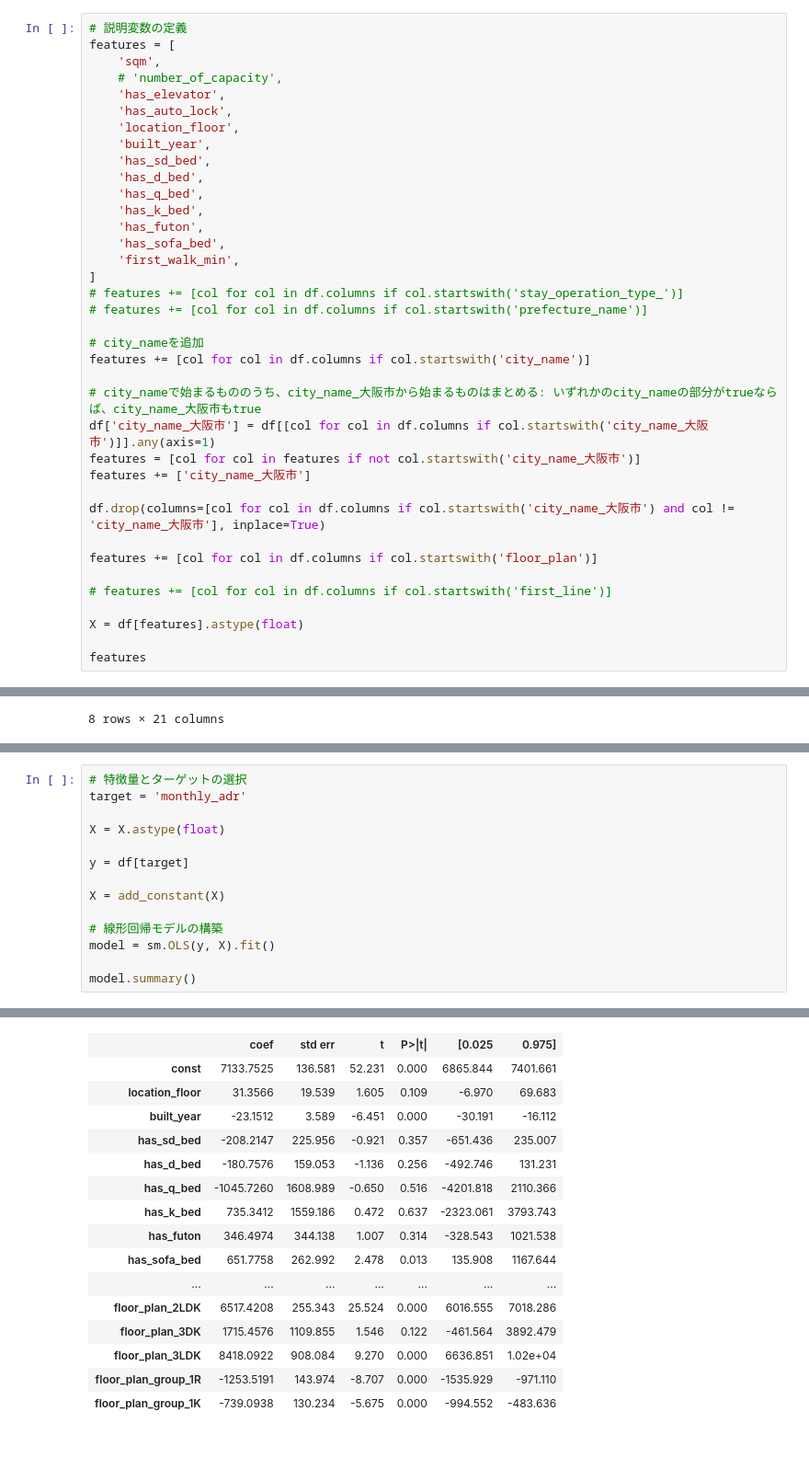
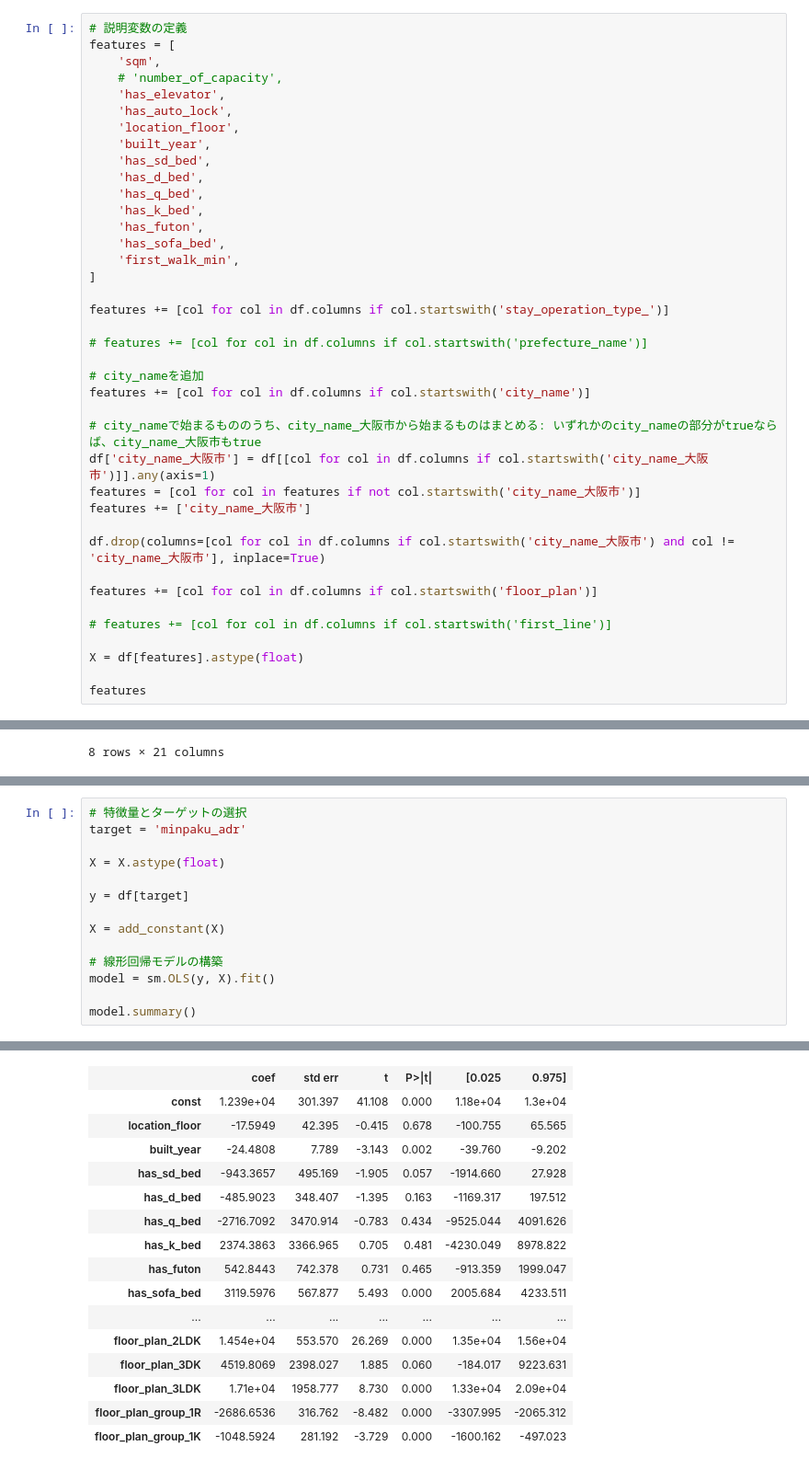
Before and after one commit to myuon/rm-listing-sales-analysis, a Jupyter notebook: minpaku_adr_analyze.ipynb, the cells around one changed output, grey strips where cells are left out. Shown at 92% size. Saved outputs shown, nothing was run; the diff lists cells and outputs as text.

```diff
--- a/analyze.ipynb
+++ b/minpaku_adr_analyze.ipynb
@@ -275,7 +275,9 @@ features = [
     'has_sofa_bed',
     'first_walk_min',
 ]
-# features += [col for col in df.columns if col.startswith('stay_operation_type_')]
+
+features += [col for col in df.columns if col.startswith('stay_operation_type_')]
+
 # features += [col for col in df.columns if col.startswith('prefecture_name')]
 
 # city_nameを追加
@@ -400,7 +402,7 @@ VIFが10を超える変数:
 Name: feature, dtype: object
 # %%
 # 特徴量とターゲットの選択
-target = 'monthly_adr'
+target = 'minpaku_adr'
 
 X = X.astype(float)
 
@@ -425,17 +427,17 @@ OLS Regression Results
 | Covariance Type: | nonrobust |  |  |
 |  | coef | std err | t | P>|t| | [0.025 | 0.975] |
-| const | 7133.7525 | 136.581 | 52.231 | 0.000 | 6865.844 | 7401.661 |
-| location_floor | 31.3566 | 19.539 | 1.605 | 0.109 | -6.970 | 69.683 |
-| built_year | -23.1512 | 3.589 | -6.451 | 0.000 | -30.191 | -16.112 |
-| has_sd_bed | -208.2147 | 225.956 | -0.921 | 0.357 | -651.436 | 235.007 |
-| has_d_bed | -180.7576 | 159.053 | -1.136 | 0.256 | -492.746 | 131.231 |
-| has_q_bed | -1045.7260 | 1608.989 | -0.650 | 0.516 | -4201.818 | 2110.366 |
-| has_k_bed | 735.3412 | 1559.186 | 0.472 | 0.637 | -2323.061 | 3793.743 |
-| has_futon | 346.4974 | 344.138 | 1.007 | 0.314 | -328.543 | 1021.538 |
-| has_sofa_bed | 651.7758 | 262.992 | 2.478 | 0.013 | 135.908 | 1167.644 |
+| const | 1.239e+04 | 301.397 | 41.108 | 0.000 | 1.18e+04 | 1.3e+04 |
+| location_floor | -17.5949 | 42.395 | -0.415 | 0.678 | -100.755 | 65.565 |
+| built_year | -24.4808 | 7.789 | -3.143 | 0.002 | -39.760 | -9.202 |
+| has_sd_bed | -943.3657 | 495.169 | -1.905 | 0.057 | -1914.660 | 27.928 |
+| has_d_bed | -485.9023 | 348.407 | -1.395 | 0.163 | -1169.317 | 197.512 |
+| has_q_bed | -2716.7092 | 3470.914 | -0.783 | 0.434 | -9525.044 | 4091.626 |
+| has_k_bed | 2374.3863 | 3366.965 | 0.705 | 0.481 | -4230.049 | 8978.822 |
+| has_futon | 542.8443 | 742.378 | 0.731 | 0.465 | -913.359 | 1999.047 |
+| has_sofa_bed | 3119.5976 | 567.877 | 5.493 | 0.000 | 2005.684 | 4233.511 |
 | ... | ... | ... | ... | ... | ... | ... |
-| floor_plan_2LDK | 6517.4208 | 255.343 | 25.524 | 0.000 | 6016.555 | 7018.286 |
-| floor_plan_3DK | 1715.4576 | 1109.855 | 1.546 | 0.122 | -461.564 | 3892.479 |
-| floor_plan_3LDK | 8418.0922 | 908.084 | 9.270 | 0.000 | 6636.851 | 1.02e+04 |
-| floor_plan_group_1R | -1253.5191 | 143.974 | -8.707 | 0.000 | -1535.929 | -971.110 |
-| floor_plan_group_1K | -739.0938 | 130.234 | -5.675 | 0.000 | -994.552 | -483.636 |
+| floor_plan_2LDK | 1.454e+04 | 553.570 | 26.269 | 0.000 | 1.35e+04 | 1.56e+04 |
+| floor_plan_3DK | 4519.8069 | 2398.027 | 1.885 | 0.060 | -184.017 | 9223.631 |
+| floor_plan_3LDK | 1.71e+04 | 1958.777 | 8.730 | 0.000 | 1.33e+04 | 2.09e+04 |
+| floor_plan_group_1R | -2686.6536 | 316.762 | -8.482 | 0.000 | -3307.995 | -2065.312 |
+| floor_plan_group_1K | -1048.5924 | 281.192 | -3.729 | 0.000 | -1600.162 | -497.023 |
```
Also changed, not shown: parts of 6 cells of this notebook.
